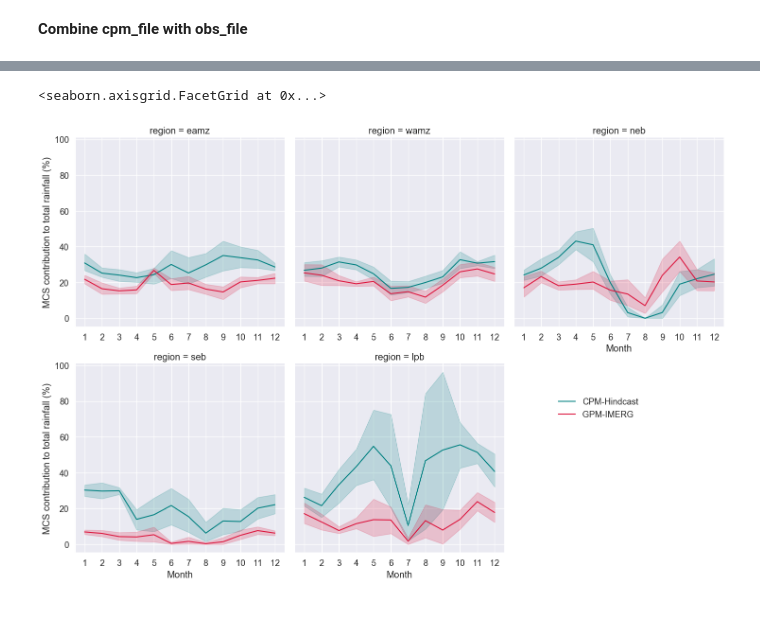
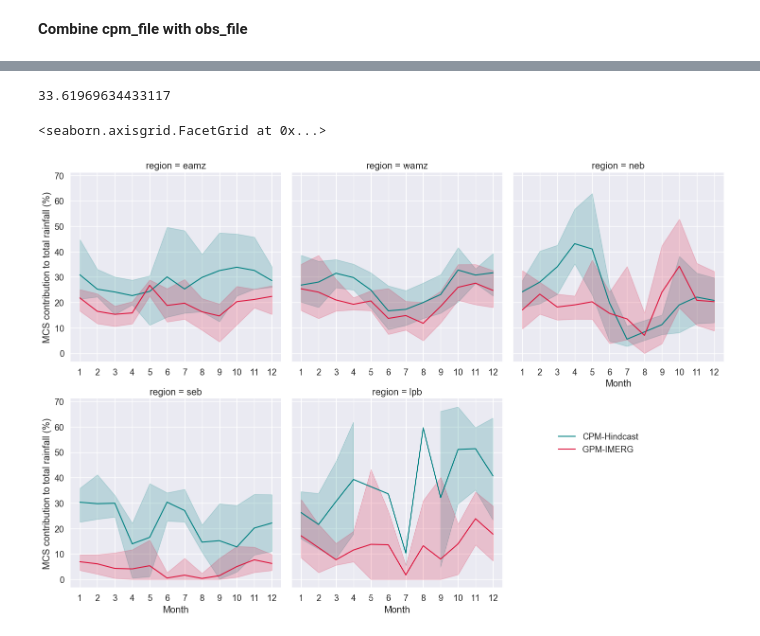
Before and after one commit to harrietgilmour/analysis, a Jupyter notebook: contribution_to_rainfall.ipynb, the cells around one changed output, grey strips where cells are left out. Saved outputs shown, nothing was run; the diff lists cells and outputs as text; code cells hidden in the pictures.

Commit message:
moved precip stats into new notebook

```diff
--- a/contribution_to_rainfall.ipynb
+++ b/contribution_to_rainfall.ipynb
@@ -594,4 +622,6 @@ finished for dataframe
 # %%
-cpm_file['mcs_contribution']=(cpm_file.mcs_total_precip / cpm_file['sum_of_precip (mm)'])*100
-cpm_file['mcs_heavy_contribution']=(cpm_file.mcs_heavy_precip / cpm_file['heavy_precip (mm)'])*100
-cpm_file['mcs_extreme_contribution']=(cpm_file.mcs_extreme_precip / cpm_file['extreme_precip (mm)'])*100
+for i in np.arange(0, cpm_file.shape[0]):
+    print(i)
+    cpm_file['mcs_contribution'].iloc[i]=(cpm_file.mcs_total_precip.iloc[i] / cpm_file['sum_of_precip (mm)'].iloc[i])*100
+    cpm_file['mcs_heavy_contribution'].iloc[i]=(cpm_file.mcs_heavy_precip.iloc[i] / cpm_file['heavy_precip (mm)'].iloc[i])*100
+    cpm_file['mcs_extreme_contribution'].iloc[i]=(cpm_file.mcs_extreme_precip.iloc[i] / cpm_file['extreme_precip (mm)'].iloc[i])*100
@@ -610,0 +773,14 @@ cpm_file[cpm_file.mcs_contribution > 100]
+# %%
+## Masking out any months where the contribution from MCSs is > 100 %
+# create a Boolean mask for the rows to remove
+mask = cpm_file['mcs_contribution'] > 100
+
+cpm_file = cpm_file[~mask]
+
+mask = cpm_file['mcs_heavy_contribution'] > 100
+
+cpm_file = cpm_file[~mask]
+
+mask = cpm_file['mcs_extreme_contribution'] > 100
+
+cpm_file = cpm_file[~mask]
@@ -689 +905,8 @@ obs_file['mcs_extreme_contribution']=(obs_file.mcs_extreme_precip / obs_file['ex
+# %%
+## Masking out any months where the contribution from MCSs is > 100 %
+# create a Boolean mask for the rows to remove
+
+mask = obs_file['mcs_extreme_contribution'] > 100
+
+obs_file = obs_file[~mask]
 # %%
@@ -695,3 +920,3 @@ obs_file.mcs_contribution[(obs_file.region == 'seb') & (obs_file.month == 10)].m
 # %%
 ## Join the 2 separate dataframes together (obs and cpm to make it easier to plot) ##
-combined = cpm_file.append(obs_file)
+combined = cpm_file.append(obs_file, ignore_index=True)
@@ -698,22 +939,26 @@ combined = cpm_file.append(obs_file)
+# %%
+combined[(combined.region == 'lpb') & (combined.month == 6) & (combined.type == 'CPM-Hindcast')].mcs_contribution.min()
+# %% [output]
+33.61969634433117
 # %%
 sns.set_theme(style="whitegrid")
 sns.set(font_scale=1.2)
 
 g = sns.relplot(
     data=combined, x="month", y="mcs_contribution", hue='type',
     col="region",
-    kind="line", col_wrap=3, palette=['teal', 'crimson', 'darkblue', 'darkred', 'orange'], facet_kws=dict(sharex=False)
+    kind="line", col_wrap=3, palette=['teal', 'crimson', 'darkblue', 'darkred', 'orange'], facet_kws=dict(sharex=False), errorbar=("pi", 100)
 )
 
 g.set_axis_labels("Month", "MCS contribution to total rainfall (%)")
 g.legend.set_title(" ")
 g.tight_layout()
 sns.move_legend(g, "upper left", bbox_to_anchor=(.65, .45))
 g.set(xticks=np.arange(1,13,1))
 g.set_xticklabels(labels=np.arange(1,13), step=1)
 # %% [output]
 <seaborn.axisgrid.FacetGrid at 0x...>
-[figure, old version]
+[figure, new version]
 # %%
 
 sns.set_theme(style="whitegrid")
```
Also changed, not shown: parts of 34 cells of this notebook.
